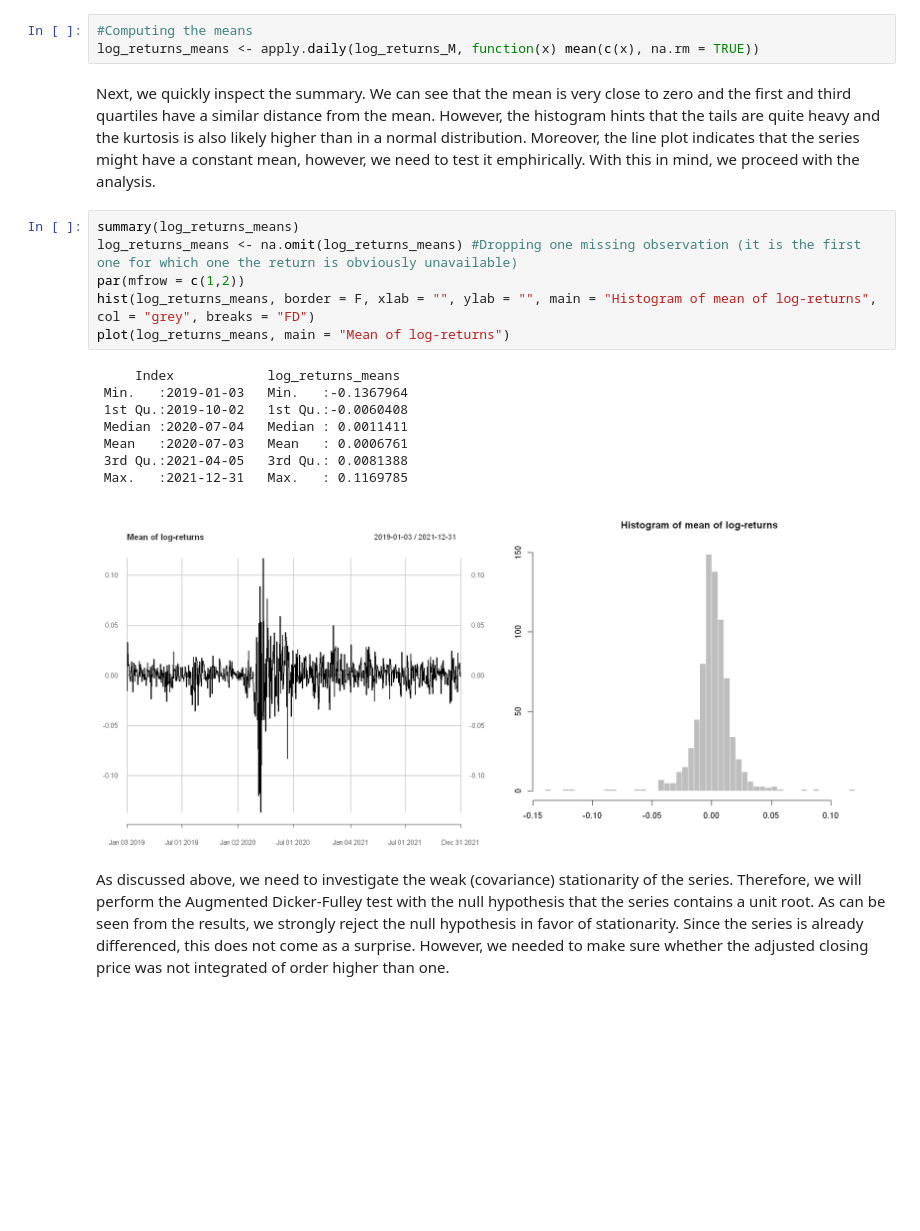
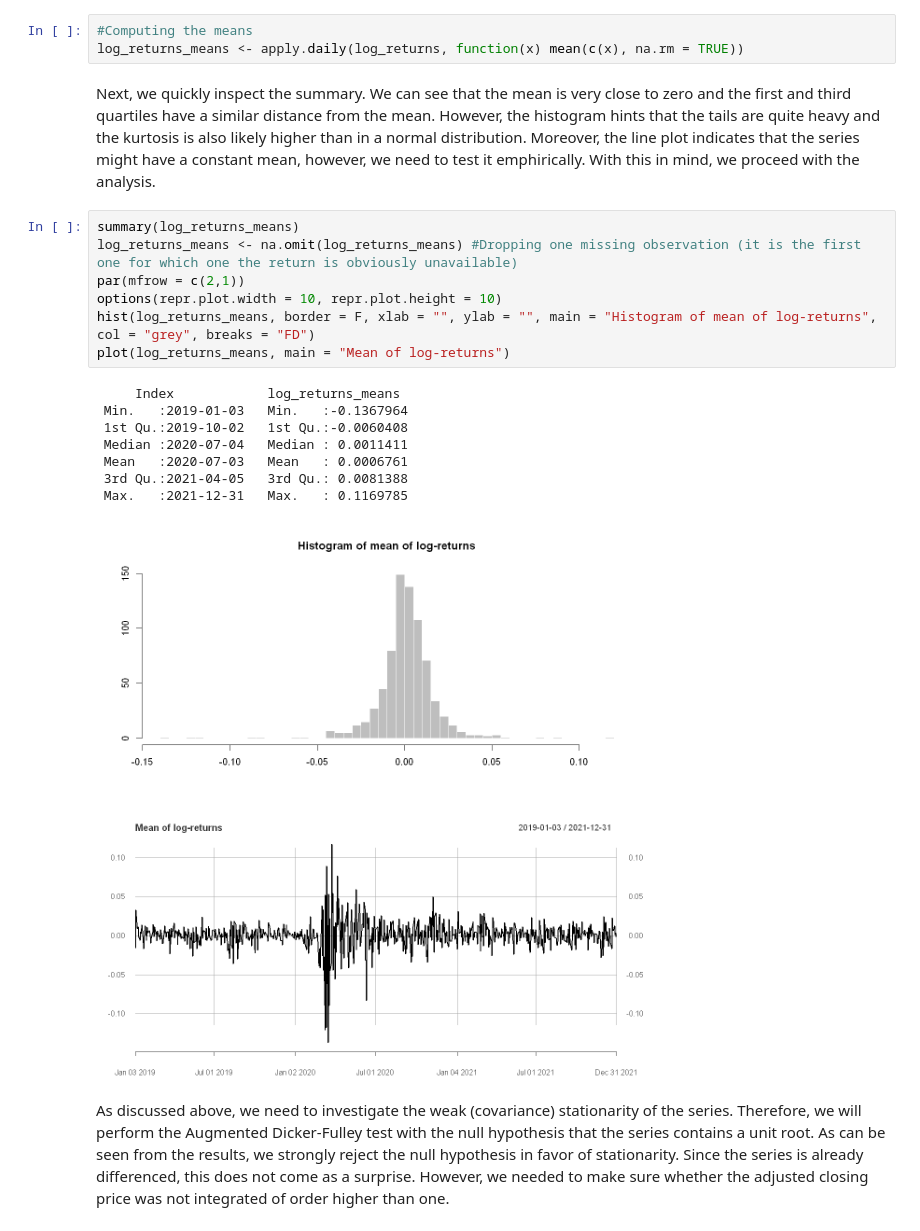
Before and after one commit to JanK0095/Financial-Econometrics-Course-Projects, a Jupyter notebook: HW2/FE1_HW2_Kubal_Mattanelli.ipynb, the cells around one changed output. Drawn from its saved outputs; the diff is of its cells as text; blank space fills up the shorter version.

```diff
--- a/HW2/Problem 1.ipynb
+++ b/HW2/FE1_HW2_Kubal_Mattanelli.ipynb
@@ -269,24 +303,25 @@ lines(x = days, y = ninety_five_percent, type = "l", col = "grey")
 Firstly, we will compute the means form the logarithmic returns obtained above. For each day, we will average all the observations available from the 100 stocks.
 # %%
 #Computing the means
-log_returns_means <- apply.daily(log_returns_M, function(x) mean(c(x), na.rm = TRUE))
+log_returns_means <- apply.daily(log_returns, function(x) mean(c(x), na.rm = TRUE))
 # %% [markdown]
 Next, we quickly inspect the summary. We can see that the mean is very close to zero and the first and third quartiles have a similar distance from the mean. However, the histogram hints that the tails are quite heavy and the kurtosis is also likely higher than in a normal distribution. Moreover, the line plot indicates that the series might have a constant mean, however, we need to test it emphirically. With this in mind, we proceed with the analysis.
 # %%
 summary(log_returns_means)
 log_returns_means <- na.omit(log_returns_means) #Dropping one missing observation (it is the first one for which one the return is obviously unavailable)
-par(mfrow = c(1,2))
+par(mfrow = c(2,1))
+options(repr.plot.width = 10, repr.plot.height = 10)
 hist(log_returns_means, border = F, xlab = "", ylab = "", main = "Histogram of mean of log-returns", col = "grey", breaks = "FD")
 plot(log_returns_means, main = "Mean of log-returns")
 # %% [output]
      Index            log_returns_means
  Min.   :2019-01-03   Min.   :-0.1367964
  1st Qu.:2019-10-02   1st Qu.:-0.0060408
  Median :2020-07-04   Median : 0.0011411
  Mean   :2020-07-03   Mean   : 0.0006761
  3rd Qu.:2021-04-05   3rd Qu.: 0.0081388
  Max.   :2021-12-31   Max.   : 0.1169785
-[figure, old version]
+[figure, new version]
 # %% [markdown]
 As discussed above, we need to investigate the weak (covariance) stationarity of the series. Therefore, we will perform the Augmented Dicker-Fulley test with the null hypothesis that the series contains a unit root. As can be seen from the results, we strongly reject the null hypothesis in favor of stationarity. Since the series is already differenced, this does not come as a surprise. However, we needed to make sure whether the adjusted closing price was not integrated of order higher than one.
 # %%
```
Also changed, not shown: parts of 26 cells of this notebook.
